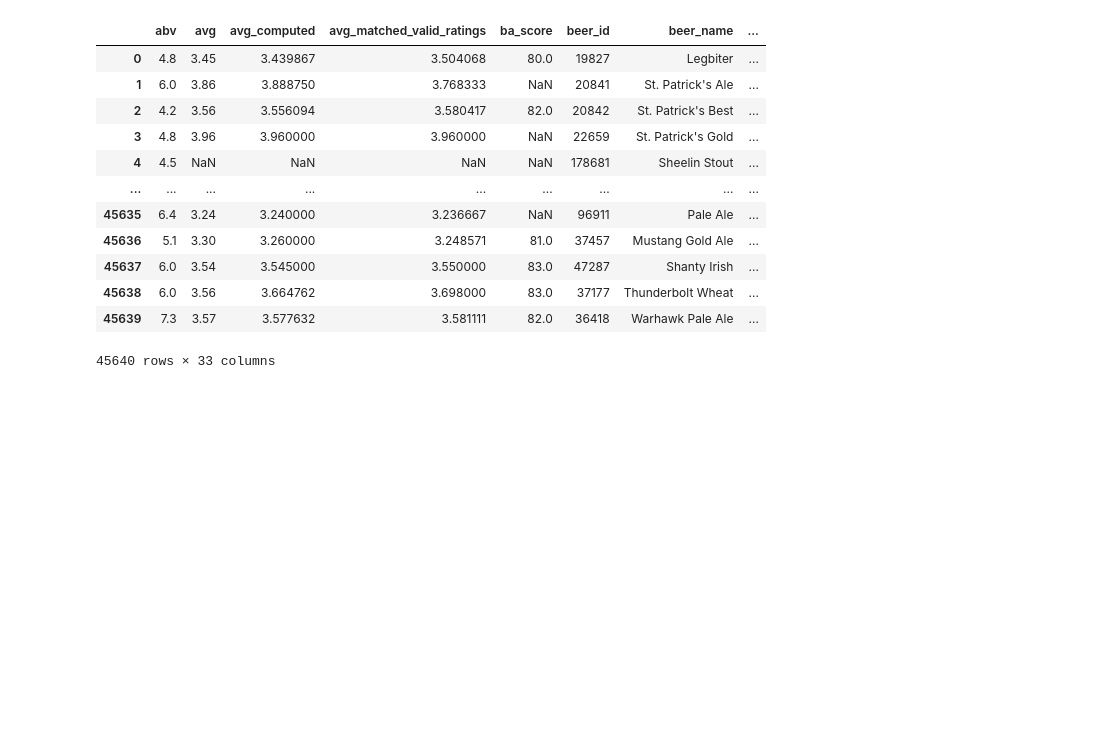
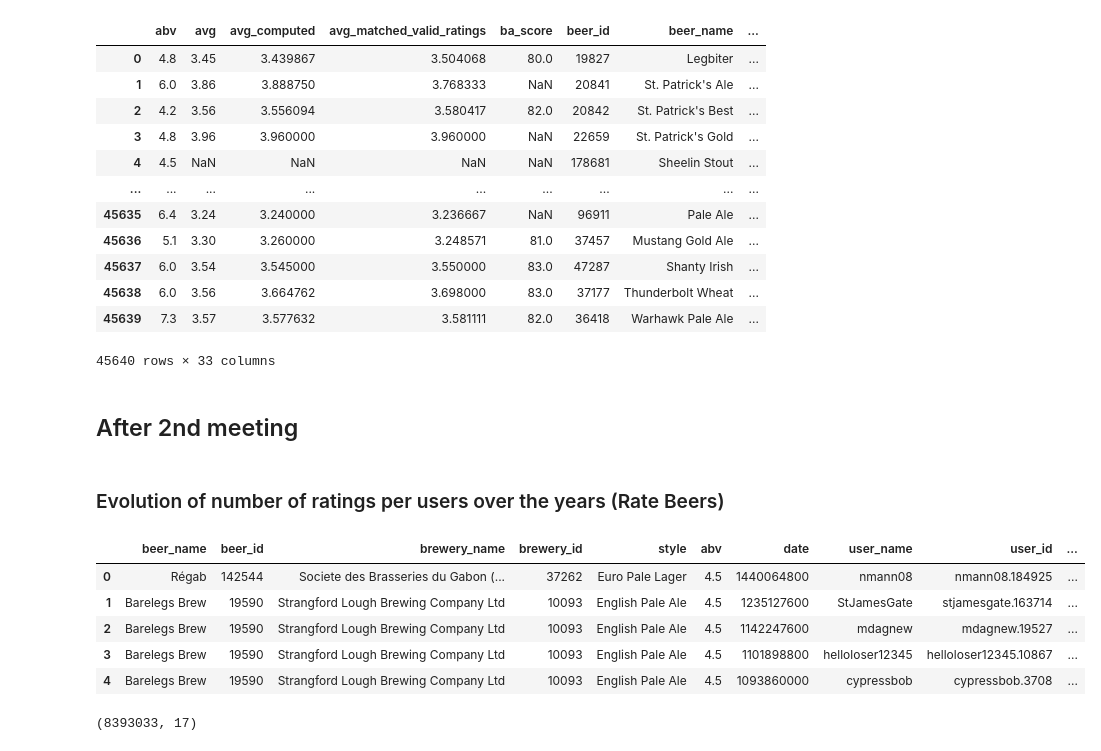
Before and after one commit to epfl-ada/ada-2023-project-remontada, a Jupyter notebook: code/main_alexi.ipynb, the cells around one changed output. Saved outputs shown, nothing was run; the diff lists cells and outputs as text; code cells hidden in the pictures; blank space fills up the shorter version.

```diff
--- a/code/main_alexi.ipynb
+++ b/code/main_alexi.ipynb
@@ -273,3 +275,20 @@ df_matched_beer_beers
 | 45638 | 6.0 | 3.56 | 3.664762 | 3.698000 | 83.0 | 37177 | Thunderbolt Wheat | ... |
 | 45639 | 7.3 | 3.57 | 3.577632 | 3.581111 | 82.0 | 36418 | Warhawk Pale Ale | ... |
 45640 rows × 33 columns
+# %% [markdown]
+## After 2nd meeting
+# %% [markdown]
+### Evolution of number of ratings per users over the years (Rate Beers)
+# %%
+df_advocate_ratings.head()
+# %% [output]
+|  | beer_name | beer_id | brewery_name | brewery_id | style | abv | date | user_name | user_id | ... |
+| 0 | Régab | 142544 | Societe des Brasseries du Gabon (... | 37262 | Euro Pale Lager | 4.5 | 1440064800 | nmann08 | nmann08.184925 | ... |
+| 1 | Barelegs Brew | 19590 | Strangford Lough Brewing Company Ltd | 10093 | English Pale Ale | 4.5 | 1235127600 | StJamesGate | stjamesgate.163714 | ... |
+| 2 | Barelegs Brew | 19590 | Strangford Lough Brewing Company Ltd | 10093 | English Pale Ale | 4.5 | 1142247600 | mdagnew | mdagnew.19527 | ... |
+| 3 | Barelegs Brew | 19590 | Strangford Lough Brewing Company Ltd | 10093 | English Pale Ale | 4.5 | 1101898800 | helloloser12345 | helloloser12345.10867 | ... |
+| 4 | Barelegs Brew | 19590 | Strangford Lough Brewing Company Ltd | 10093 | English Pale Ale | 4.5 | 1093860000 | cypressbob | cypressbob.3708 | ... |
+# %%
+df_advocate_ratings.shape
+# %% [output]
+(8393033, 17)
```
Also changed, not shown: parts of 20 cells of this notebook, 1 other file.
